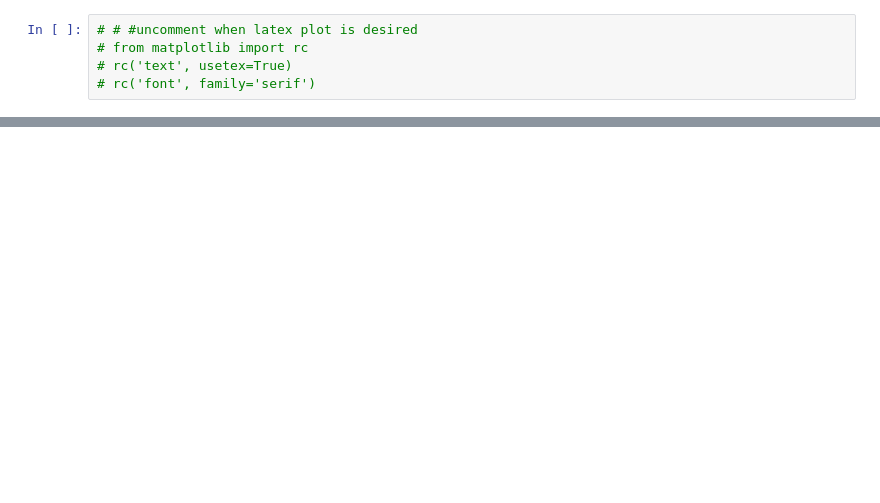
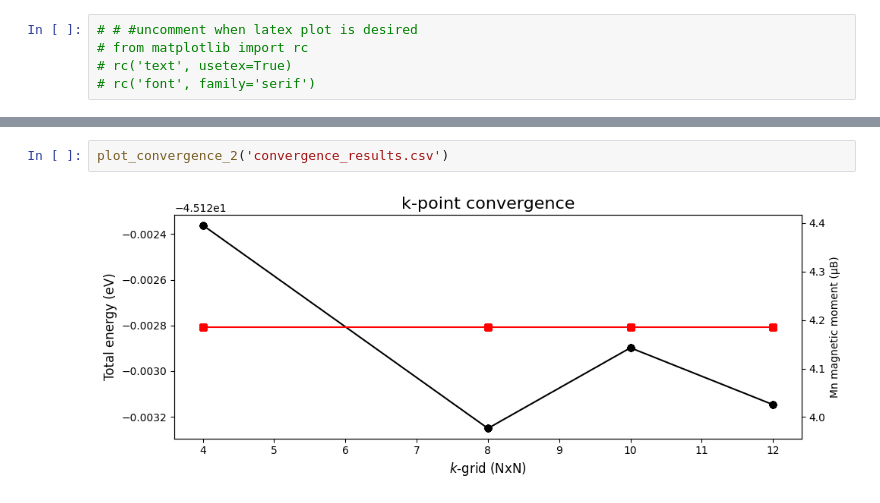
Before and after one commit to RuneEkman/DFT-project-2026, a Jupyter notebook: Convergence test/convtest_plot.ipynb, the cells around one changed output, grey strips where cells are left out. Saved outputs shown, nothing was run; the diff lists cells and outputs as text; blank space fills up the shorter version.

```diff
--- a/Convergence test/convtest_plot.ipynb
+++ b/Convergence test/convtest_plot.ipynb
@@ -111,0 +221,4 @@ plot_convergence('synthetic.csv', save=True, filename='synthetic.pdf')
+# %%
+plot_convergence_2('convergence_results.csv')
+# %% [output]
+[figure, added]
```
Also changed, not shown: parts of 7 cells of this notebook, 13 other files.
